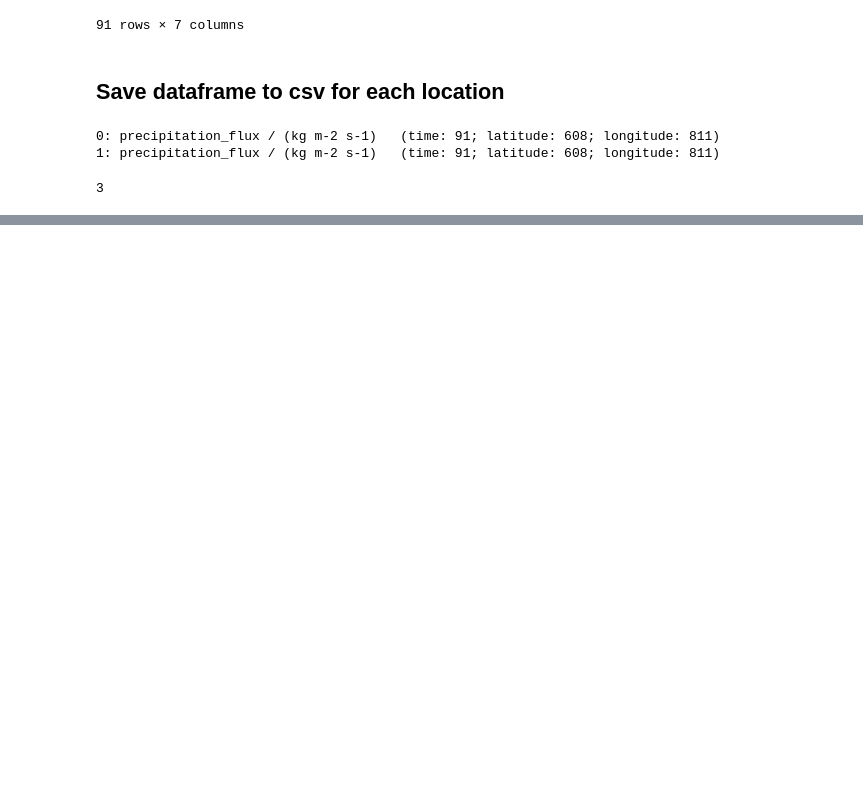
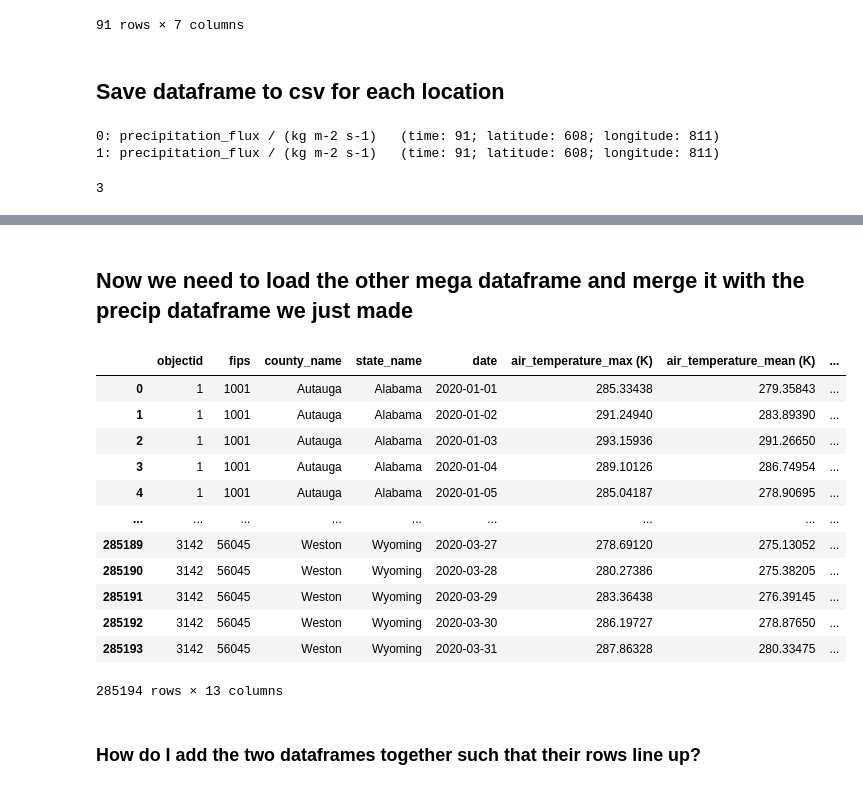
Before and after one commit to informatics-lab/covid-19_shapecutter, a Jupyter notebook: extract_regional_data_USA_precip.ipynb, the cells around one changed output, grey strips where cells are left out. Cells and saved outputs as stored; diff of their text form; code cells hidden in the pictures; blank space fills up the shorter version.

Commit message:
finished notebook including merging usa dataframes

```diff
--- a/extract_regional_data_USA_precip.ipynb
+++ b/extract_regional_data_USA_precip.ipynb
@@ -288,0 +338,21 @@ Mdf.to_csv(f'/data/misc/covid-19/us_data/us_daily_meteodata_2020jan-mar_v01.csv'
+# %% [markdown]
+## Now we need to load the other mega dataframe and merge it with the precip dataframe we just made
+# %%
+fulldf = pd.read_csv('/data/misc/covid-19/us_data/us_daily_meteodata_2020jan-mar_v01.csv')
+fulldf
+# %% [output]
+|  | objectid | fips | county_name | state_name | date | air_temperature_max (K) | air_temperature_mean (K) | ... |
+| 0 | 1 | 1001 | Autauga | Alabama | 2020-01-01 | 285.33438 | 279.35843 | ... |
+| 1 | 1 | 1001 | Autauga | Alabama | 2020-01-02 | 291.24940 | 283.89390 | ... |
+| 2 | 1 | 1001 | Autauga | Alabama | 2020-01-03 | 293.15936 | 291.26650 | ... |
+| 3 | 1 | 1001 | Autauga | Alabama | 2020-01-04 | 289.10126 | 286.74954 | ... |
+| 4 | 1 | 1001 | Autauga | Alabama | 2020-01-05 | 285.04187 | 278.90695 | ... |
+| ... | ... | ... | ... | ... | ... | ... | ... | ... |
+| 285189 | 3142 | 56045 | Weston | Wyoming | 2020-03-27 | 278.69120 | 275.13052 | ... |
+| 285190 | 3142 | 56045 | Weston | Wyoming | 2020-03-28 | 280.27386 | 275.38205 | ... |
+| 285191 | 3142 | 56045 | Weston | Wyoming | 2020-03-29 | 283.36438 | 276.39145 | ... |
+| 285192 | 3142 | 56045 | Weston | Wyoming | 2020-03-30 | 286.19727 | 278.87650 | ... |
+| 285193 | 3142 | 56045 | Weston | Wyoming | 2020-03-31 | 287.86328 | 280.33475 | ... |
+285194 rows × 13 columns
+# %% [markdown]
+### How do I add the two dataframes together such that their rows line up?
```
Also changed, not shown: parts of 31 cells of this notebook.
